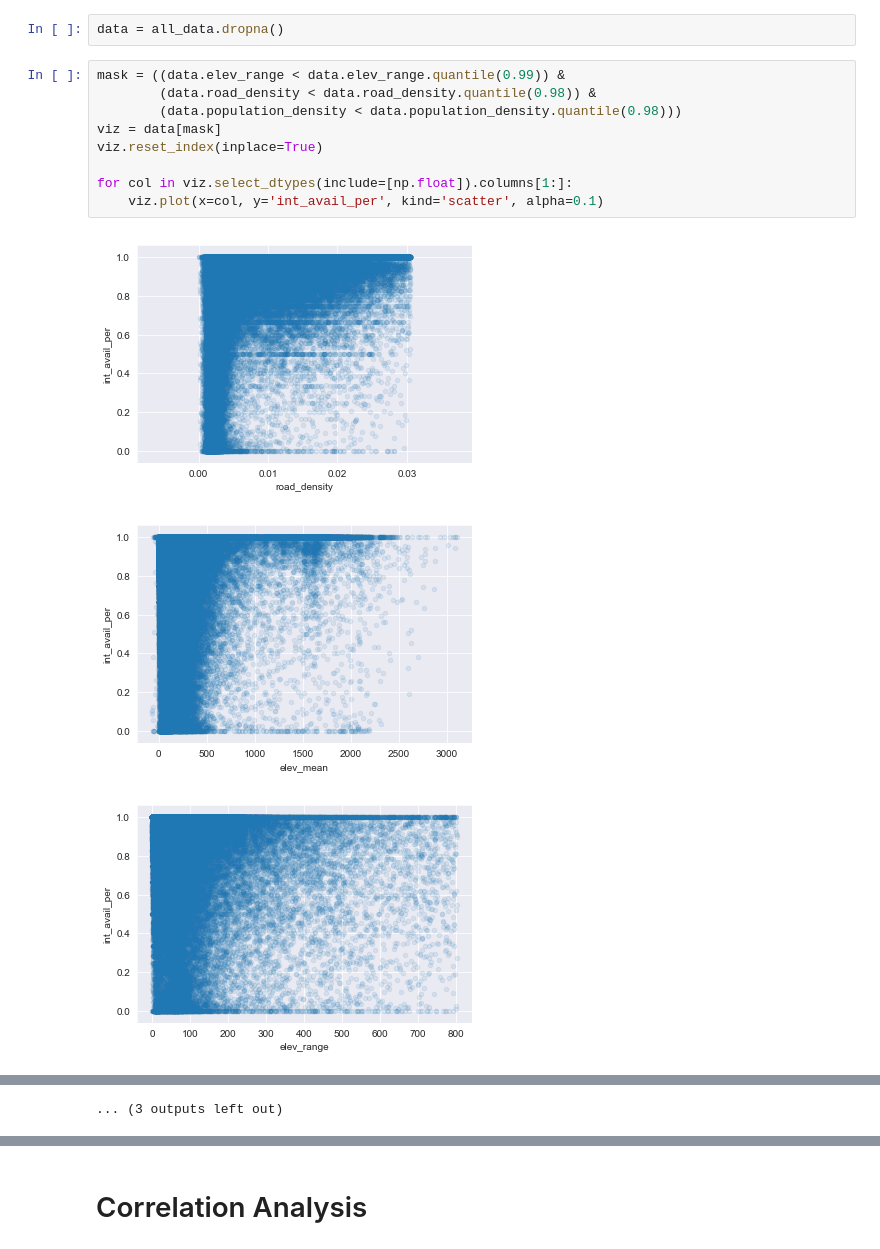
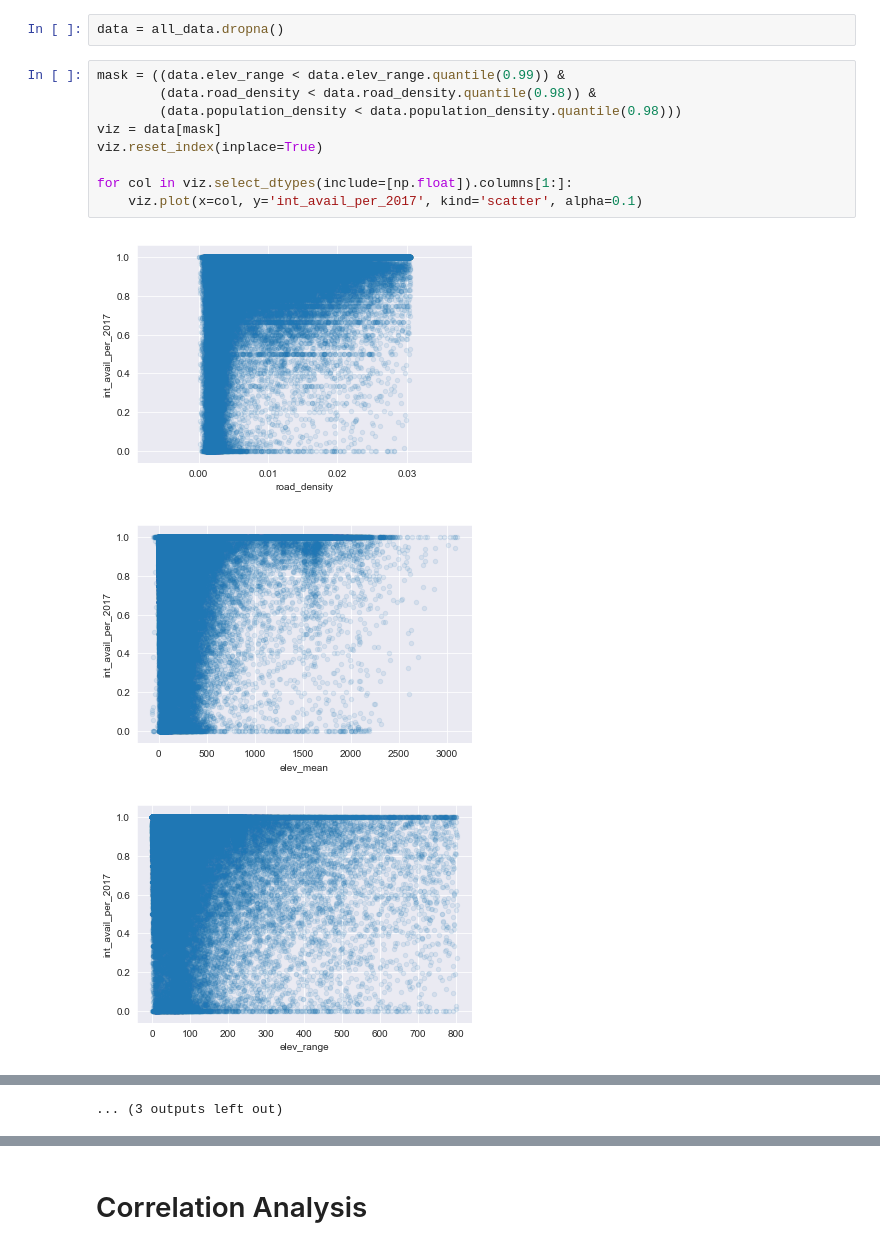
Before and after one commit to fccdsicapstone/data-exploration, a Jupyter notebook: internet_access_rate_analysis_model_balanced.ipynb, the cells around one changed output, grey strips where cells are left out. Saved outputs shown, nothing was run; the diff lists cells and outputs as text.

```diff
--- a/internet_access_rate_analysis_model_balanced.ipynb
+++ b/internet_access_rate_analysis_model_balanced.ipynb
@@ -114,13 +114,13 @@ data = all_data.dropna()
 # %%
 mask = ((data.elev_range < data.elev_range.quantile(0.99)) &
         (data.road_density < data.road_density.quantile(0.98)) &
         (data.population_density < data.population_density.quantile(0.98)))
 viz = data[mask]
 viz.reset_index(inplace=True)
 
 for col in viz.select_dtypes(include=[np.float]).columns[1:]:
-    viz.plot(x=col, y='int_avail_per', kind='scatter', alpha=0.1)
+    viz.plot(x=col, y='int_avail_per_2017', kind='scatter', alpha=0.1)
 # %% [output]
-[figure, old version]
+[figure, new version]
-[figure, old version]
+[figure, new version]
-[figure, old version]
+[figure, new version]
```
Also changed, not shown: parts of 15 cells of this notebook.
